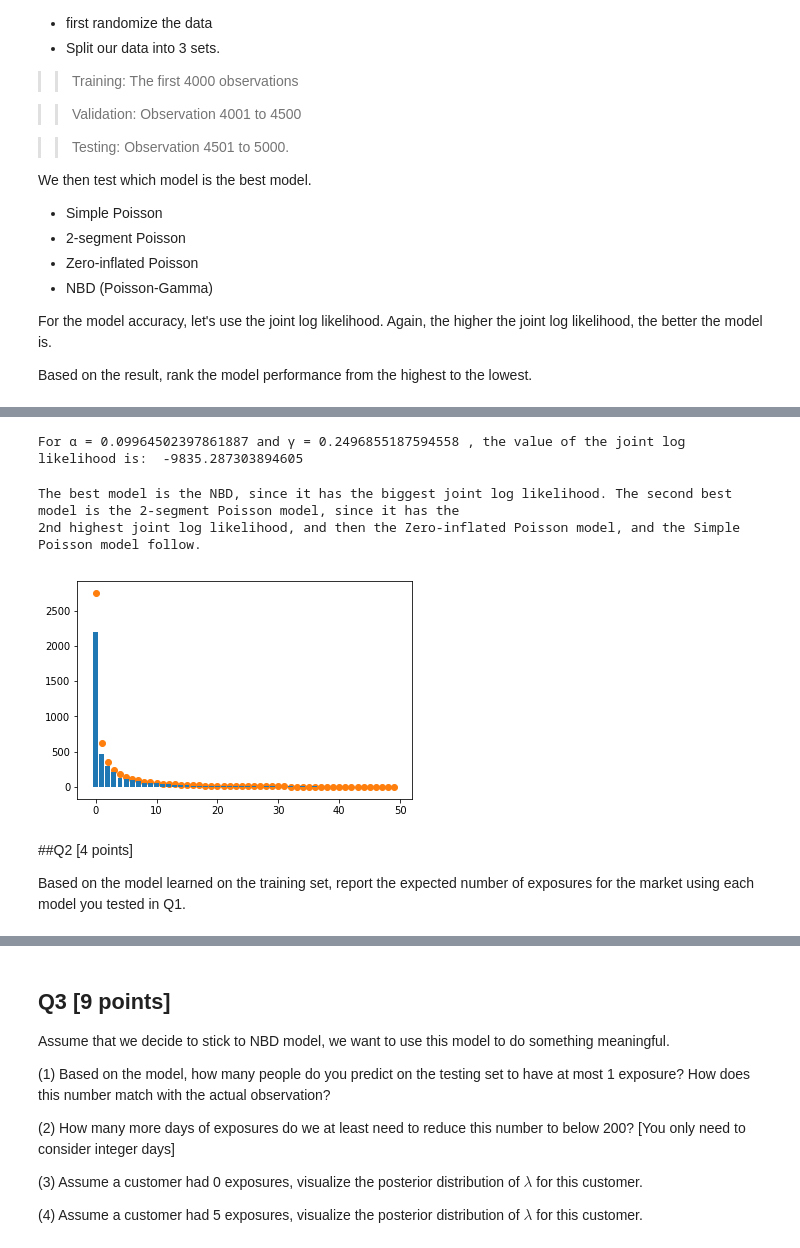
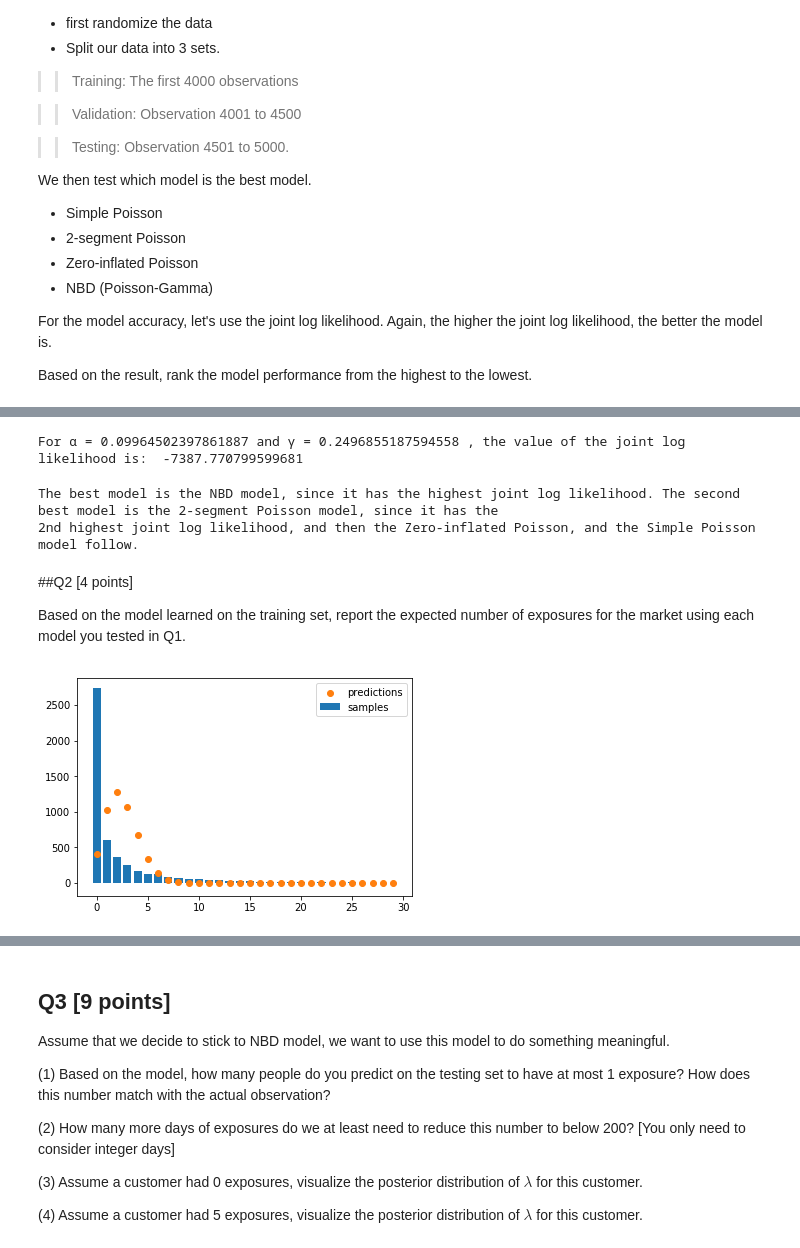
Before and after one commit to alex-papaioannou/BA, a Jupyter notebook: aap2204_hw3.ipynb, the cells around one changed output, grey strips where cells are left out. Saved outputs shown, nothing was run; the diff lists cells and outputs as text; code cells hidden in the pictures.

```diff
--- a/aap2204_hw3.ipynb
+++ b/aap2204_hw3.ipynb
@@ -245,24 +233,31 @@ gamma_m4=np.exp(betas_m4[1])
 
 # print(alpha_m4,gamma_m4)
 
-print('For α =', alpha_m4, 'and γ =', gamma_m4, ', the value of the joint log likelihood is: ', -neg_LL_m4([alpha_m4,gamma_m4]) )
+print('For α =', alpha_m4, 'and γ =', gamma_m4, ', the value of the joint log likelihood is: ', -neg_LL_m4([betas_m4[0],betas_m4[1]]) )
 # %% [output]
-For α = 0.09964502397861887 and γ = 0.2496855187594558 , the value of the joint log likelihood is:  -9835.287303894605
+For α = 0.09964502397861887 and γ = 0.2496855187594558 , the value of the joint log likelihood is:  -7387.770799599681
 # %%
-x=np.arange(0, np.max(Exposures+1))
-PMF =spsp.gamma(gamma+x)/spsp.gamma(gamma)/spsp.gamma(x+1)*(1/(1+alpha))**x*(alpha/(1+alpha))**gamma
-prediction=  PMF*5000
-Tally=Ad_training.groupby(["Exposures"]).count()
-plt.bar(Tally.index.values,Tally.iloc[:,0].values)
-plt.scatter(x,prediction)
-
-print('The best model is the NBD, since it has the biggest joint log likelihood. The second best model is the 2-segment Poisson model, since it has the')
-print('2nd highest joint log likelihood, and then the Zero-inflated Poisson model, and the Simple Poisson model follow.')
+print('The best model is the NBD model, since it has the highest joint log likelihood. The second best model is the 2-segment Poisson model, since it has the')
+print('2nd highest joint log likelihood, and then the Zero-inflated Poisson, and the Simple Poisson model follow.')
 # %% [output]
-The best model is the NBD, since it has the biggest joint log likelihood. The second best model is the 2-segment Poisson model, since it has the
-2nd highest joint log likelihood, and then the Zero-inflated Poisson model, and the Simple Poisson model follow.
+The best model is the NBD model, since it has the highest joint log likelihood. The second best model is the 2-segment Poisson model, since it has the
+2nd highest joint log likelihood, and then the Zero-inflated Poisson, and the Simple Poisson model follow.
-[figure, removed]
 # %% [markdown]
 ##Q2 [4 points]
 
 Based on the model learned on the training set, report the expected number of exposures for the market using each model you tested in Q1.
+# %%
+# Model 1
+mkt_size = len(Ad)
+Tally_m1=Ad.groupby(["Exposures"]).count()
+Tally_m1
+Exposures_m1_index = Tally_m1.index.values
+Counts_m1 = Tally_m1.iloc[:,0].values
+Predicted_Exposures_m1 = np.arange(0, np.max(Exposures_m1_index)+1)
+Predicted_counts_m1 = spst.poisson.pmf(Predicted_Exposures_m1,lmbda_estimate_m1)*mkt_size
+plt.bar(Exposures_m1_index[Exposures_m1_index<30], Counts_m1[Exposures_m1_index<30],label="samples")
+plt.scatter(Predicted_Exposures_m1[Predicted_Exposures_m1<30], Predicted_counts_m1[Predicted_Exposures_m1<30],zorder=2,label="predictions")
+plt.legend(loc="best")
+plt.show()
+# %% [output]
+[figure, added]
```
Also changed, not shown: parts of 17 cells of this notebook.
